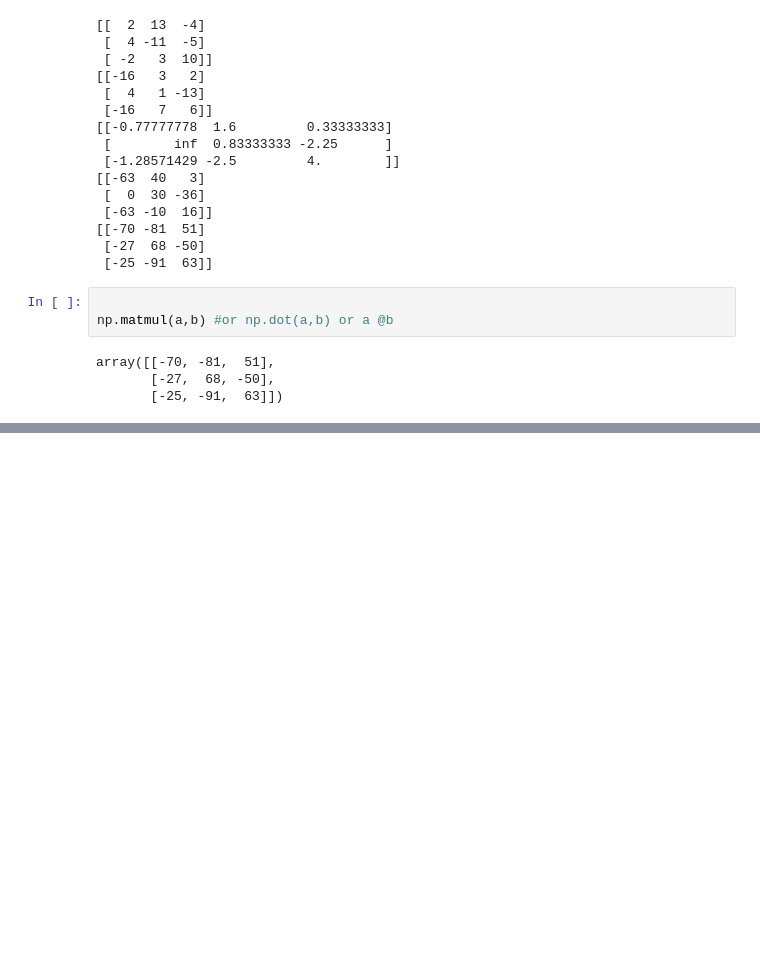
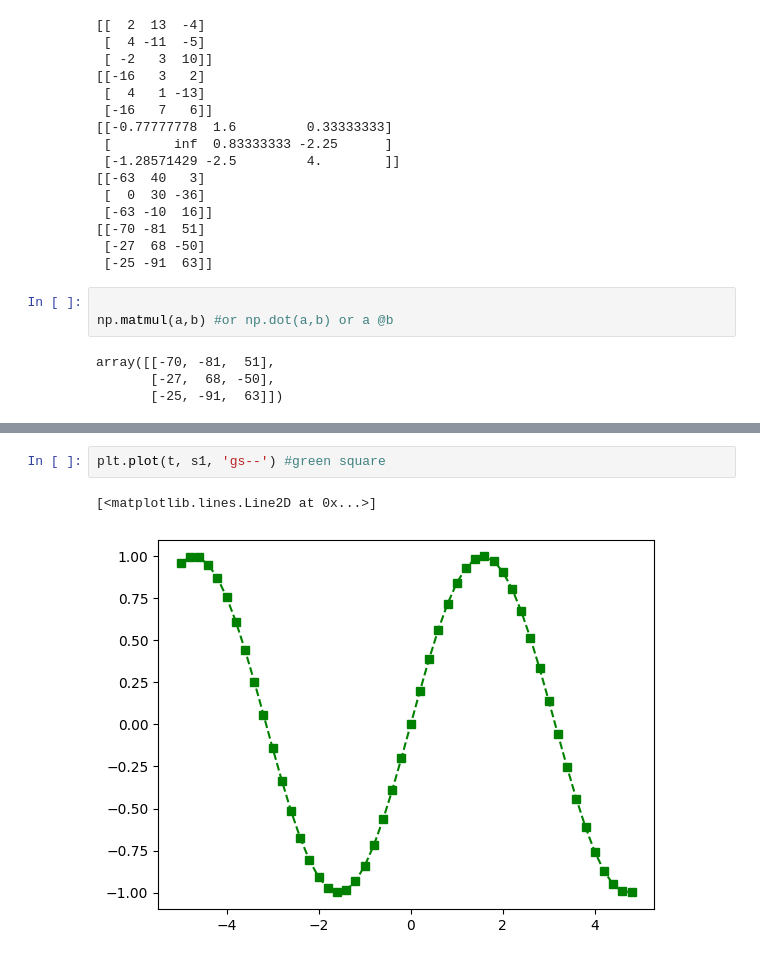
Before and after one commit to namita1005s/digipodium_datascience, a Jupyter notebook: numpy_basics.ipynb, the cells around one changed output, grey strips where cells are left out. Cells and saved outputs as stored; diff of their text form; blank space fills up the shorter version.

```diff
--- a/numpy_basics.ipynb
+++ b/numpy_basics.ipynb
@@ -181,0 +368,5 @@ array([[-70, -81,  51],
+# %%
+plt.plot(t, s1, 'gs--') #green square
+# %% [output]
+[<matplotlib.lines.Line2D at 0x...>]
+[figure, added]
```
Also changed, not shown: parts of 17 cells of this notebook.
